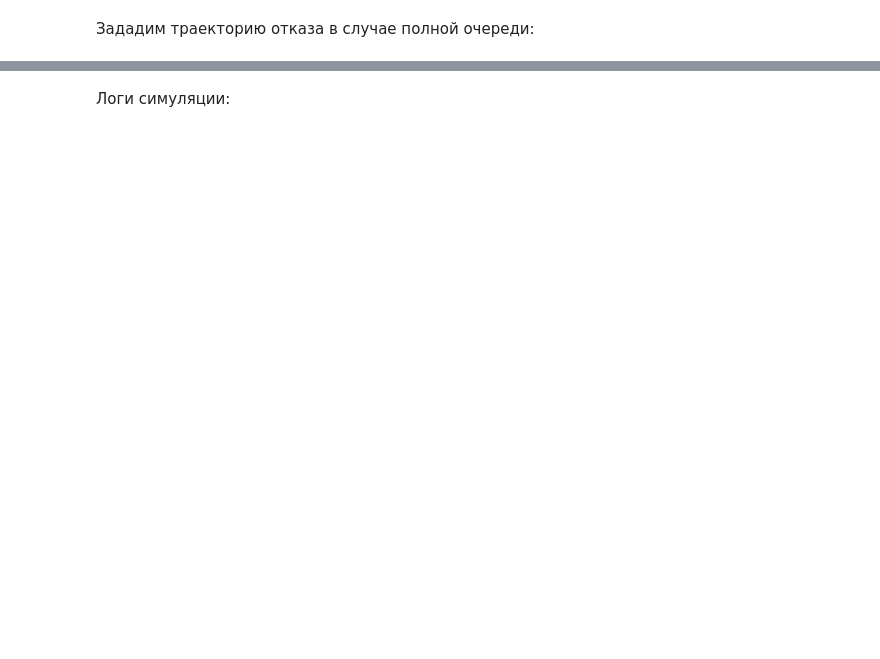
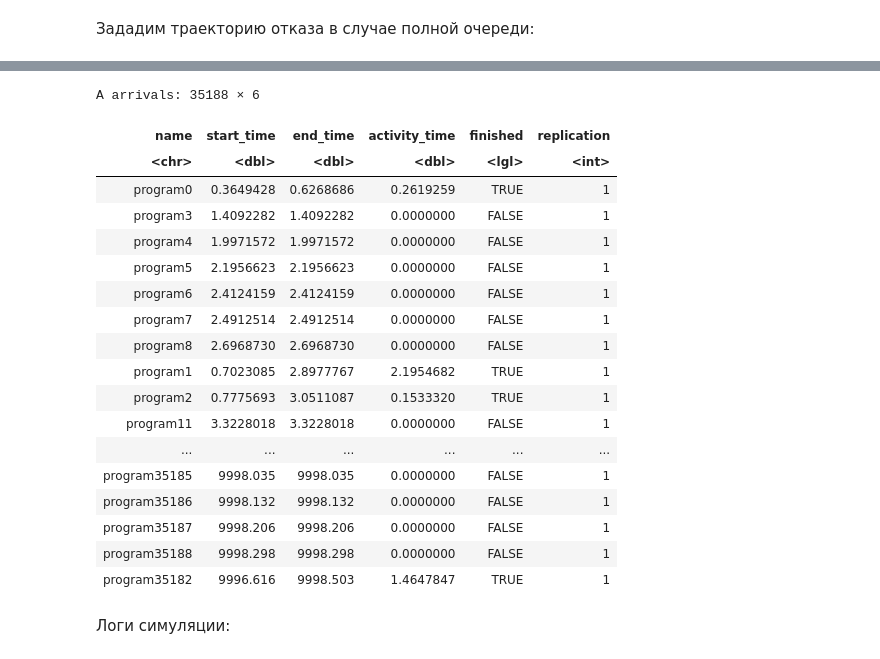
Before and after one commit to DeadlySquad13/t4-2-PerformanceAnalysis__Labs, a Jupyter notebook: Lab6/PerformanceAnalysis__Lab6.ipynb, the cells around one changed output, grey strips where cells are left out. Drawn from its saved outputs; the diff is of its cells as text; code cells hidden in the pictures; blank space fills up the shorter version.

```diff
--- a/Lab6/PerformanceAnalysis__Lab6.ipynb
+++ b/Lab6/PerformanceAnalysis__Lab6.ipynb
@@ -395,6 +362,26 @@ MM1m.env %>%
 # %%
-arrivals <- get_mon_arrivals(MM1m.env)
+arrivals <- get_mon_arrivals(env)
 arrivals
+# %% [output]
+A arrivals: 35188 × 6
+| name | start_time | end_time | activity_time | finished | replication |
+| <chr> | <dbl> | <dbl> | <dbl> | <lgl> | <int> |
+| program0 | 0.3649428 | 0.6268686 | 0.2619259 | TRUE | 1 |
+| program3 | 1.4092282 | 1.4092282 | 0.0000000 | FALSE | 1 |
+| program4 | 1.9971572 | 1.9971572 | 0.0000000 | FALSE | 1 |
+| program5 | 2.1956623 | 2.1956623 | 0.0000000 | FALSE | 1 |
+| program6 | 2.4124159 | 2.4124159 | 0.0000000 | FALSE | 1 |
+| program7 | 2.4912514 | 2.4912514 | 0.0000000 | FALSE | 1 |
+| program8 | 2.6968730 | 2.6968730 | 0.0000000 | FALSE | 1 |
+| program1 | 0.7023085 | 2.8977767 | 2.1954682 | TRUE | 1 |
+| program2 | 0.7775693 | 3.0511087 | 0.1533320 | TRUE | 1 |
+| program11 | 3.3228018 | 3.3228018 | 0.0000000 | FALSE | 1 |
+| ... | ... | ... | ... | ... | ... |
+| program35185 | 9998.035 | 9998.035 | 0.0000000 | FALSE | 1 |
+| program35186 | 9998.132 | 9998.132 | 0.0000000 | FALSE | 1 |
+| program35187 | 9998.206 | 9998.206 | 0.0000000 | FALSE | 1 |
+| program35188 | 9998.298 | 9998.298 | 0.0000000 | FALSE | 1 |
+| program35182 | 9996.616 | 9998.503 | 1.4647847 | TRUE | 1 |
 # %% [markdown]
 Логи симуляции:
 # %%
```
Also changed, not shown: parts of 55 cells of this notebook, 1 other file.
